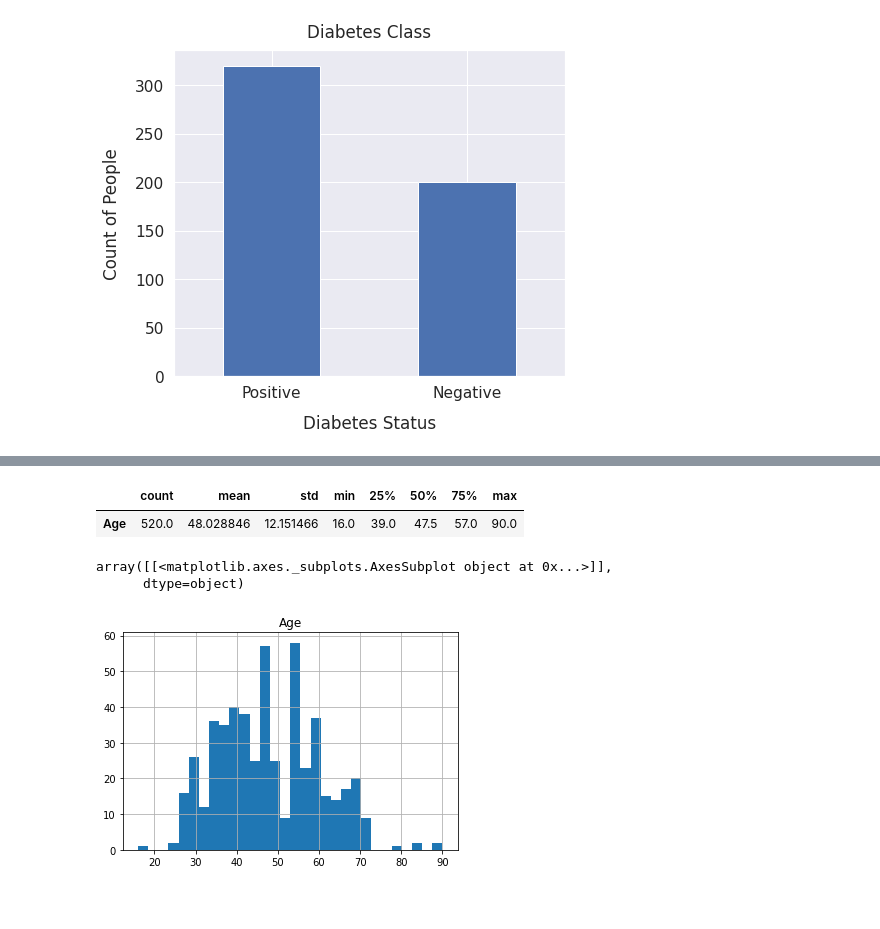
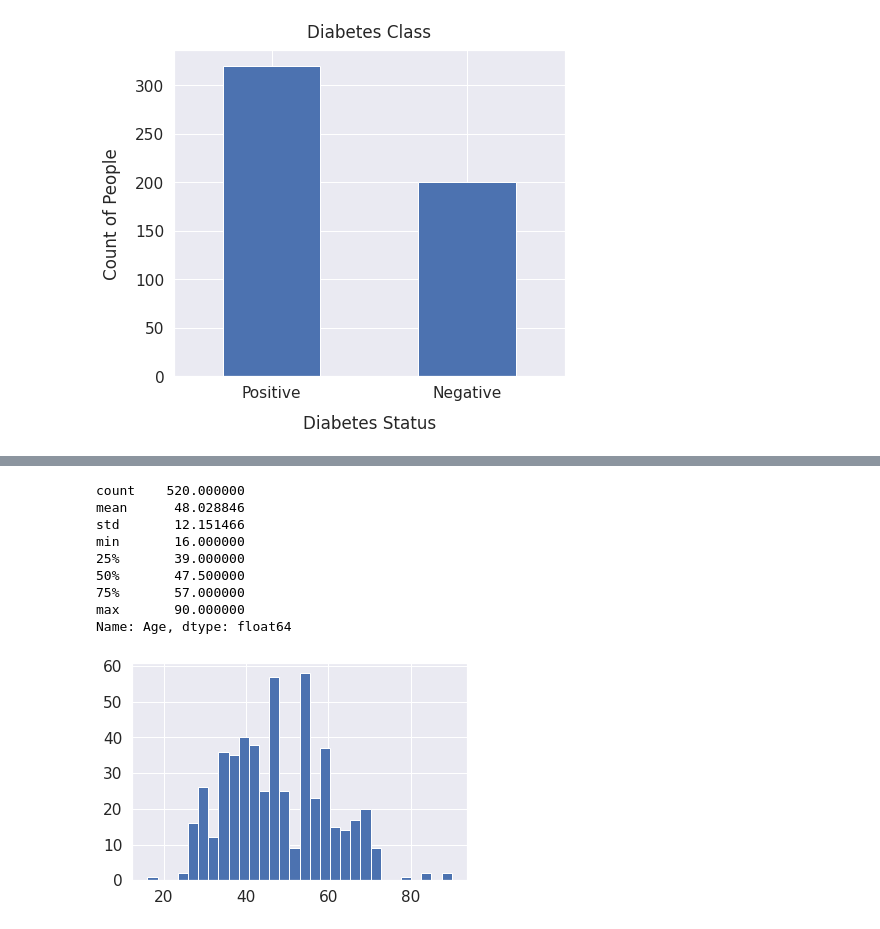
Before and after one commit to gorogoro-uk/Machine-Learning, a Jupyter notebook: EDA.ipynb, the cells around one changed output, grey strips where cells are left out. Drawn from its saved outputs; the diff is of its cells as text; code cells hidden in the pictures; blank space fills up the shorter version.

```diff
--- a/EDA.ipynb
+++ b/EDA.ipynb
@@ -72,13 +133,15 @@ plt.title("Diabetes Class", y=1.02);
 # %%
-# distribution of numerical variables
-df.describe().transpose()
+# histogram of numerical variable 'Age'
+df['Age'].hist(bins=30)
+df['Age'].describe()
 # %% [output]
-|  | count | mean | std | min | 25% | 50% | 75% | max |
-| Age | 520.0 | 48.028846 | 12.151466 | 16.0 | 39.0 | 47.5 | 57.0 | 90.0 |
+count    520.000000
+mean      48.028846
+std       12.151466
+min       16.000000
+25%       39.000000
+50%       47.500000
+75%       57.000000
+max       90.000000
+Name: Age, dtype: float64
+[figure, added]
-# %%
-# histogram of numerical variable Age
-df.hist(bins=30)
-# %% [output]
-array([[<matplotlib.axes._subplots.AxesSubplot object at 0x...>]],
-      dtype=object)
-[figure, removed]
```
Also changed, not shown: parts of 11 cells of this notebook.
